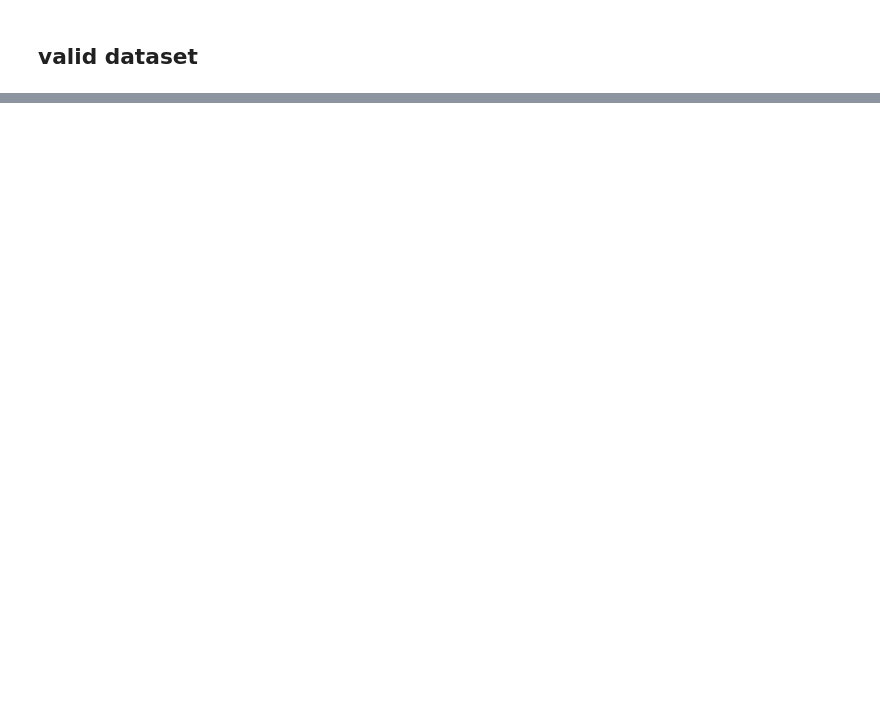
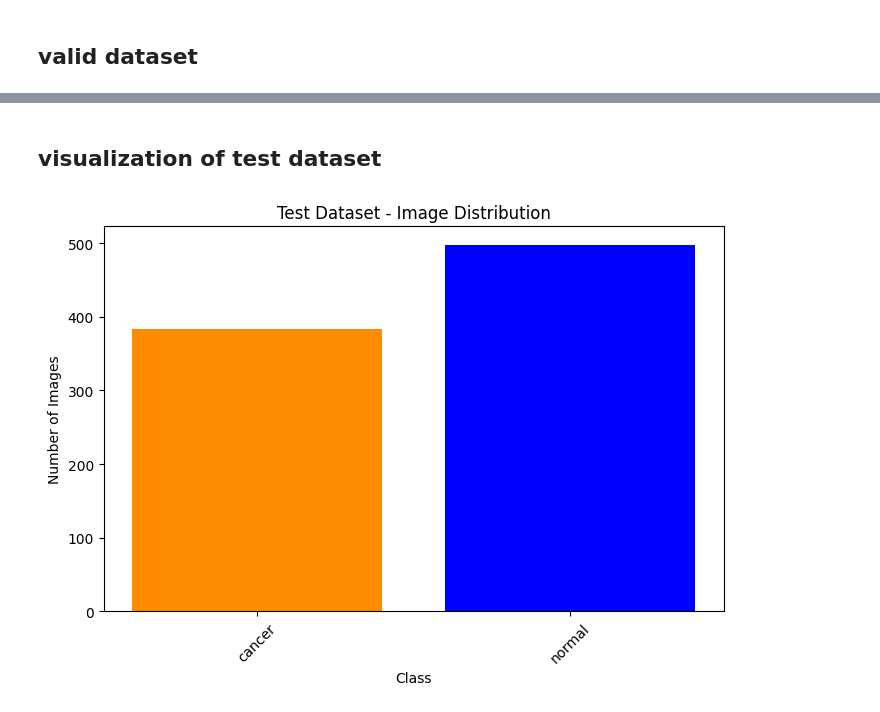
Before and after one commit to nnaemekaukpa/Leveraging-Deep-Learning-Architecture-for-Accurate-and-Efficient-Bone-Cancer-Detection-, a Jupyter notebook: Bone_cancer_detection.ipynb, the cells around one changed output, grey strips where cells are left out. Cells and saved outputs as stored; diff of their text form; code cells hidden in the pictures; blank space fills up the shorter version.

```diff
--- a/Bone_cancer_detection.ipynb
+++ b/Bone_cancer_detection.ipynb
@@ -162,0 +192,21 @@ plt.show()
+# %% [markdown]
+## visualization of test dataset
+# %%
+# Count images in each class
+class_counts = {}
+for class_name in os.listdir(test_dataset):
+    class_path = os.path.join(test_dataset, class_name)
+    if os.path.isdir(class_path):
+        class_counts[class_name] = len(os.listdir(class_path))
+
+# Plot bar chart
+plt.figure(figsize=(8, 5))
+class_counts.values()
+plt.bar(class_counts.keys(), class_counts.values(), color=['darkorange','blue'])
+plt.xlabel("Class")
+plt.ylabel("Number of Images")
+plt.title("Test Dataset - Image Distribution")
+plt.xticks(rotation=45)
+plt.show()
+# %% [output]
+[figure, added]
```
Also changed, not shown: parts of 10 cells of this notebook.
